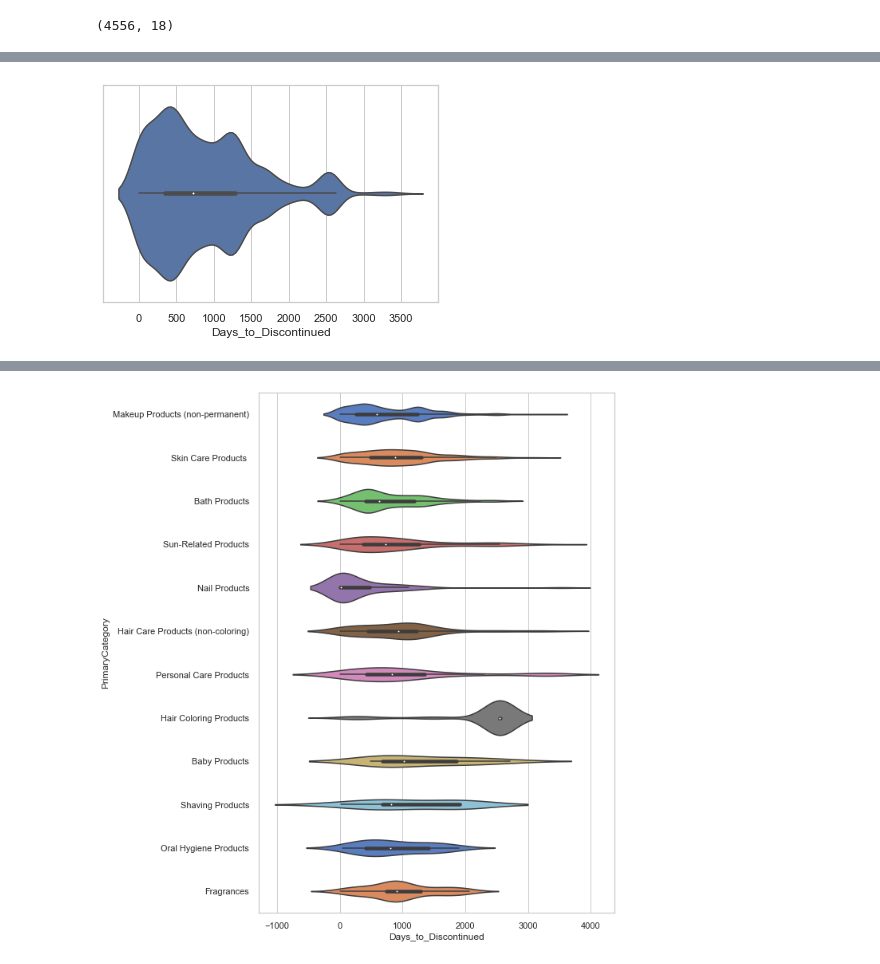
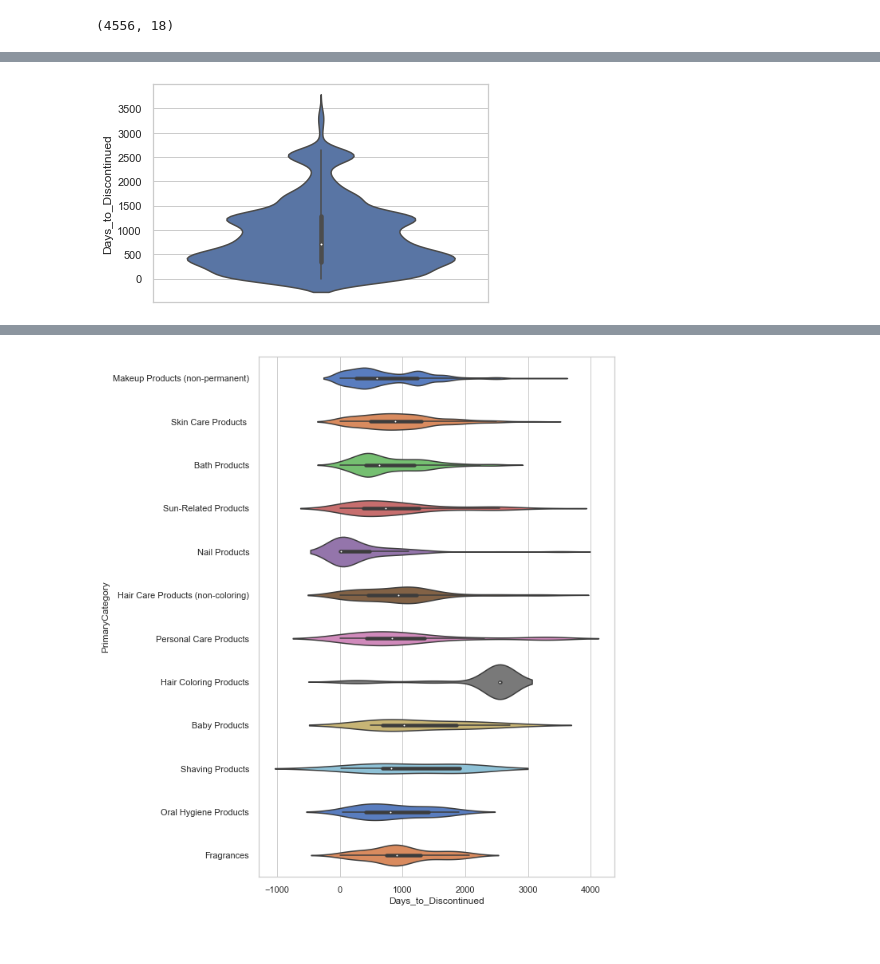
Before and after one commit to chelseanbr/Whats-In-My-Makeup-Bag, a Jupyter notebook: final_data_wrangling_eda.ipynb, the cells around one changed output, grey strips where cells are left out. Saved outputs shown, nothing was run; the diff lists cells and outputs as text; code cells hidden in the pictures.

Commit message:
cleaned up plots, completed first hypothesis test

```diff
--- a/final_data_wrangling_eda.ipynb
+++ b/final_data_wrangling_eda.ipynb
@@ -646,5 +764,5 @@ discontinued_drop_dupes_df['Days_to_Discontinued'].hist()
 # %%
 sns.set(style="whitegrid")
-ax = sns.violinplot(discontinued_drop_dupes_df['Days_to_Discontinued'])
+ax = sns.violinplot(discontinued_drop_dupes_df['Days_to_Discontinued'], orient='v')
 # %% [output]
-[figure, old version]
+[figure, new version]
```
Also changed, not shown: parts of 42 cells of this notebook, 13 other files.
